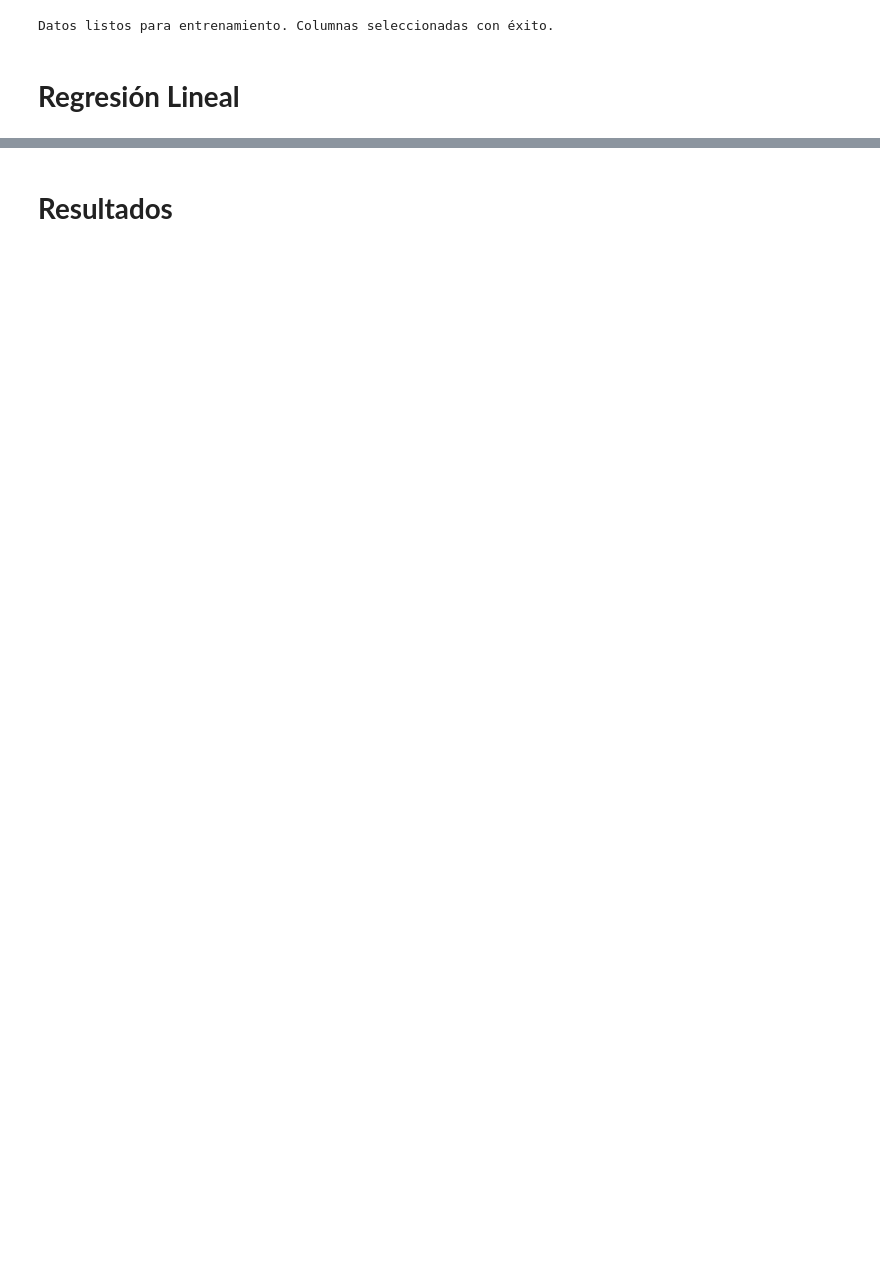
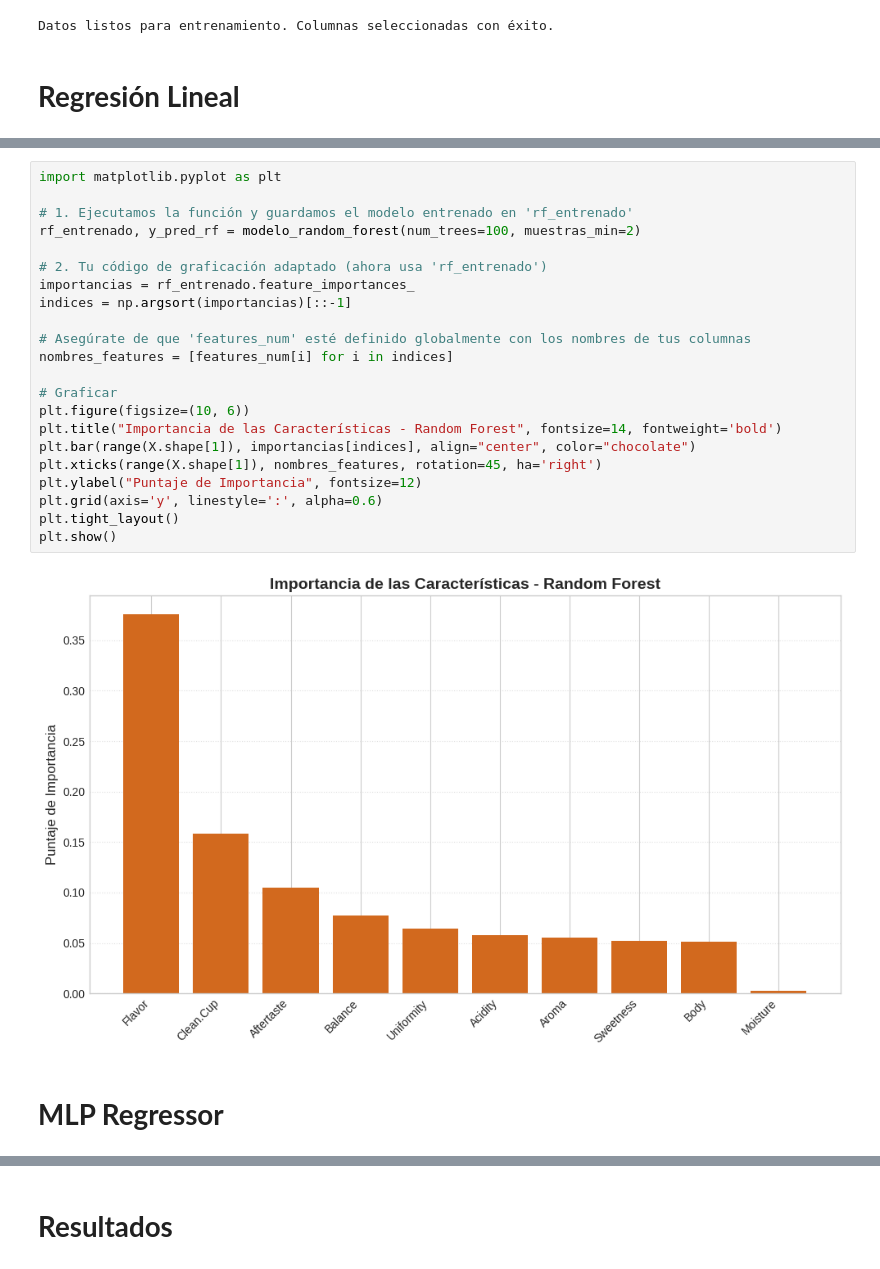
Before and after one commit to zerstoren1234567/Coffee_Quality, a Jupyter notebook: Entrenamiento_y_evaluacion_de_modelos.ipynb, the cells around one changed output, grey strips where cells are left out. Cells and saved outputs as stored; diff of their text form; blank space fills up the shorter version.

```diff
--- a/Entrenamiento_y_evaluacion_de_modelos.ipynb
+++ b/Entrenamiento_y_evaluacion_de_modelos.ipynb
@@ -112,0 +284,26 @@ R2 Score: 0.9826
+# %%
+import matplotlib.pyplot as plt
+
+# 1. Ejecutamos la función y guardamos el modelo entrenado en 'rf_entrenado'
+rf_entrenado, y_pred_rf = modelo_random_forest(num_trees=100, muestras_min=2)
+
+# 2. Tu código de graficación adaptado (ahora usa 'rf_entrenado')
+importancias = rf_entrenado.feature_importances_
+indices = np.argsort(importancias)[::-1]
+
+# Asegúrate de que 'features_num' esté definido globalmente con los nombres de tus columnas
+nombres_features = [features_num[i] for i in indices]
+
+# Graficar
+plt.figure(figsize=(10, 6))
+plt.title("Importancia de las Características - Random Forest", fontsize=14, fontweight='bold')
+plt.bar(range(X.shape[1]), importancias[indices], align="center", color="chocolate")
+plt.xticks(range(X.shape[1]), nombres_features, rotation=45, ha='right')
+plt.ylabel("Puntaje de Importancia", fontsize=12)
+plt.grid(axis='y', linestyle=':', alpha=0.6)
+plt.tight_layout()
+plt.show()
+# %% [output]
+[figure, added]
+# %% [markdown]
+# **MLP Regressor**
```
Also changed, not shown: parts of 33 cells of this notebook.
